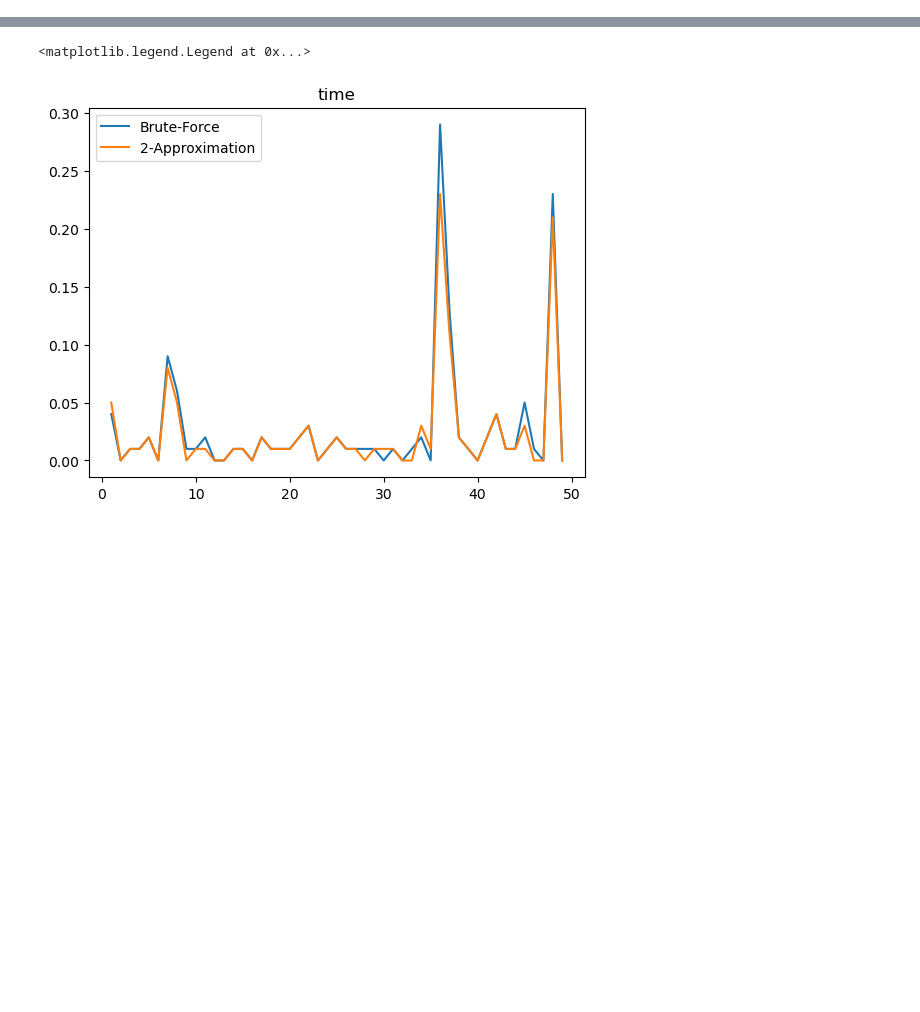
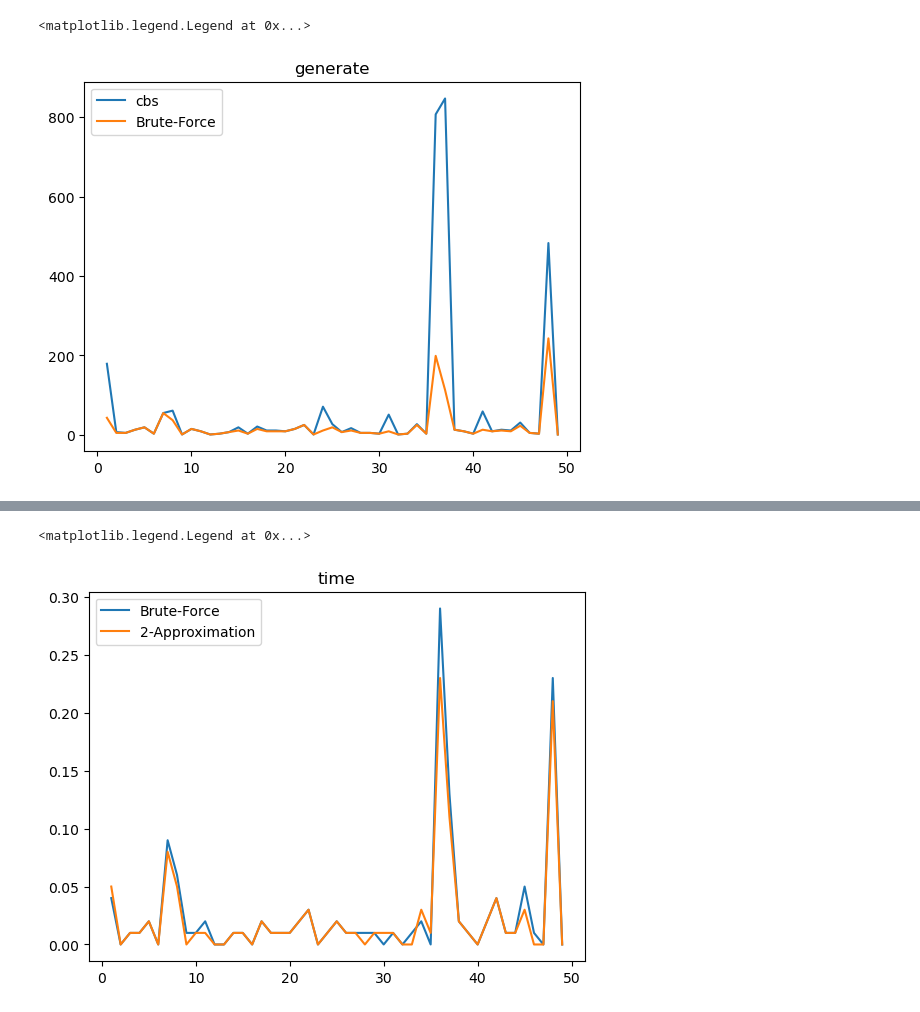
Before and after one commit to Musou-WS/CMPT417, a Jupyter notebook: datapoints.ipynb, the cells around one changed output, grey strips where cells are left out. Drawn from its saved outputs; the diff is of its cells as text; code cells hidden in the pictures; blank space fills up the shorter version.

```diff
--- a/datapoints.ipynb
+++ b/datapoints.ipynb
@@ -79,0 +215,9 @@ x = np.linspace(1, 49, 49)
+# %%
+# plt.plot(x, dg_brute_force_time, linestyle='', marker='.')
+plt.plot(x, cbs_generate, label='cbs')
+plt.plot(x, dg_brute_force_generate, label='Brute-Force')
+plt.title('generate')
+plt.legend()
+# %% [output]
+<matplotlib.legend.Legend at 0x...>
+[figure, added]
```
Also changed, not shown: parts of 27 cells of this notebook, 20 other files.
